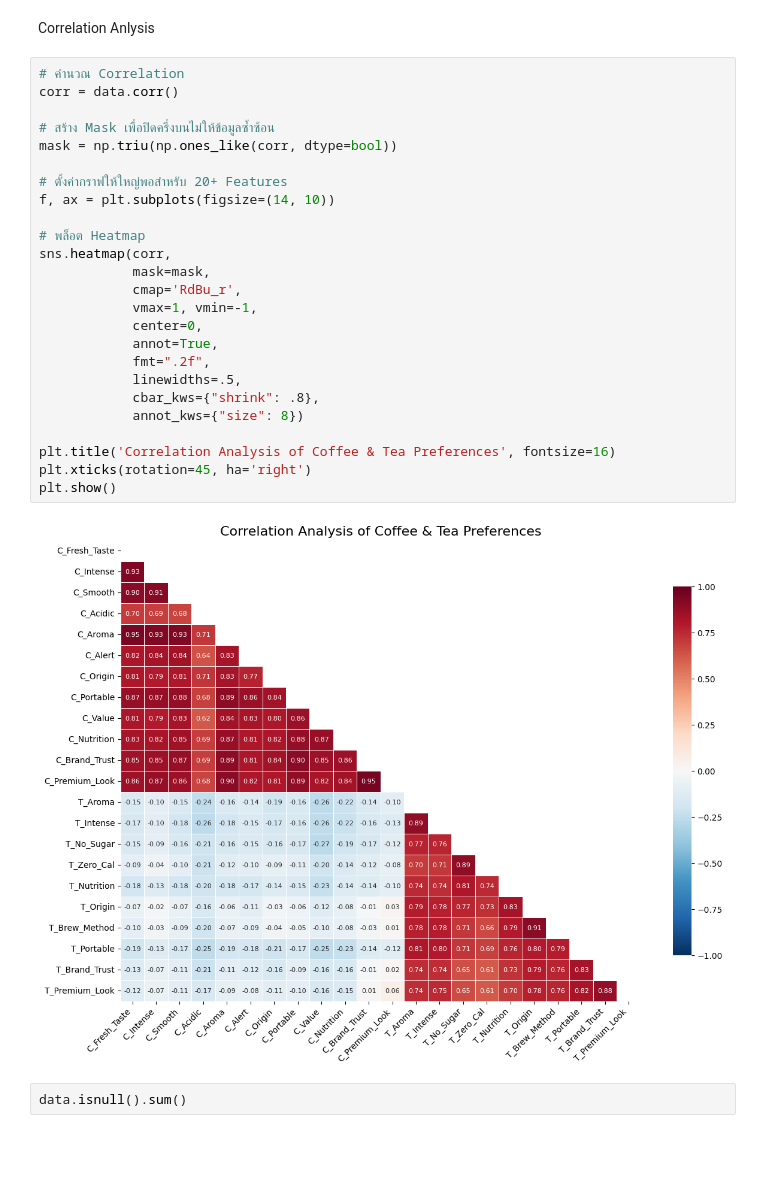
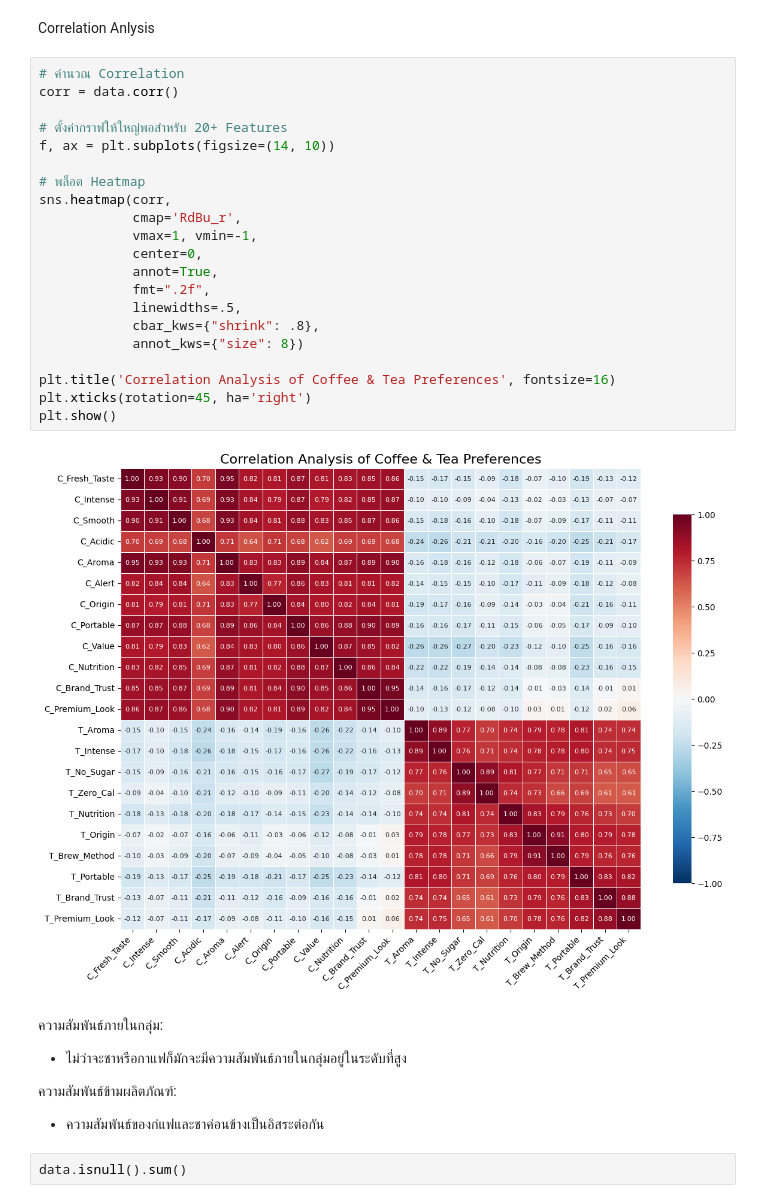
Before and after one commit to Kawiniee/Final_Project_4, a Jupyter notebook: unsupervised.ipynb, the cells around one changed output. Saved outputs shown, nothing was run; the diff lists cells and outputs as text; blank space fills up the shorter version.

```diff
--- a/unsupervised.ipynb
+++ b/unsupervised.ipynb
@@ -77,30 +77,32 @@ Correlation Anlysis
 # %%
 # คำนวณ Correlation
 corr = data.corr()
-
-# สร้าง Mask เพื่อปิดครึ่งบนไม่ให้ข้อมูลซ้ำซ้อน
-mask = np.triu(np.ones_like(corr, dtype=bool))
 
 # ตั้งค่ากราฟให้ใหญ่พอสำหรับ 20+ Features
 f, ax = plt.subplots(figsize=(14, 10))
 
 # พล็อต Heatmap
 sns.heatmap(corr,
-            mask=mask,
             cmap='RdBu_r',
             vmax=1, vmin=-1,
             center=0,
             annot=True,
             fmt=".2f",
             linewidths=.5,
             cbar_kws={"shrink": .8},
             annot_kws={"size": 8})
 
 plt.title('Correlation Analysis of Coffee & Tea Preferences', fontsize=16)
 plt.xticks(rotation=45, ha='right')
 plt.show()
 # %% [output]
-[figure, old version]
+[figure, new version]
+# %% [markdown]
+ความสัมพันธ์ภายในกลุ่ม:
+- ไม่ว่าจะชาหรือกาแฟก็มักจะมีความสัมพันธ์ภายในกลุ่มอยู่ในระดับที่สูง
+
+ความสัมพันธ์ข้ามผลิตภัณฑ์:
+- ความสัมพันธ์ของก่แฟและชาค่อนข้างเป็นอิสระต่อกัน
 # %%
 data.isnull().sum()
 # %% [output]
```
Also changed, not shown: parts of 7 cells of this notebook, 1 other file.
